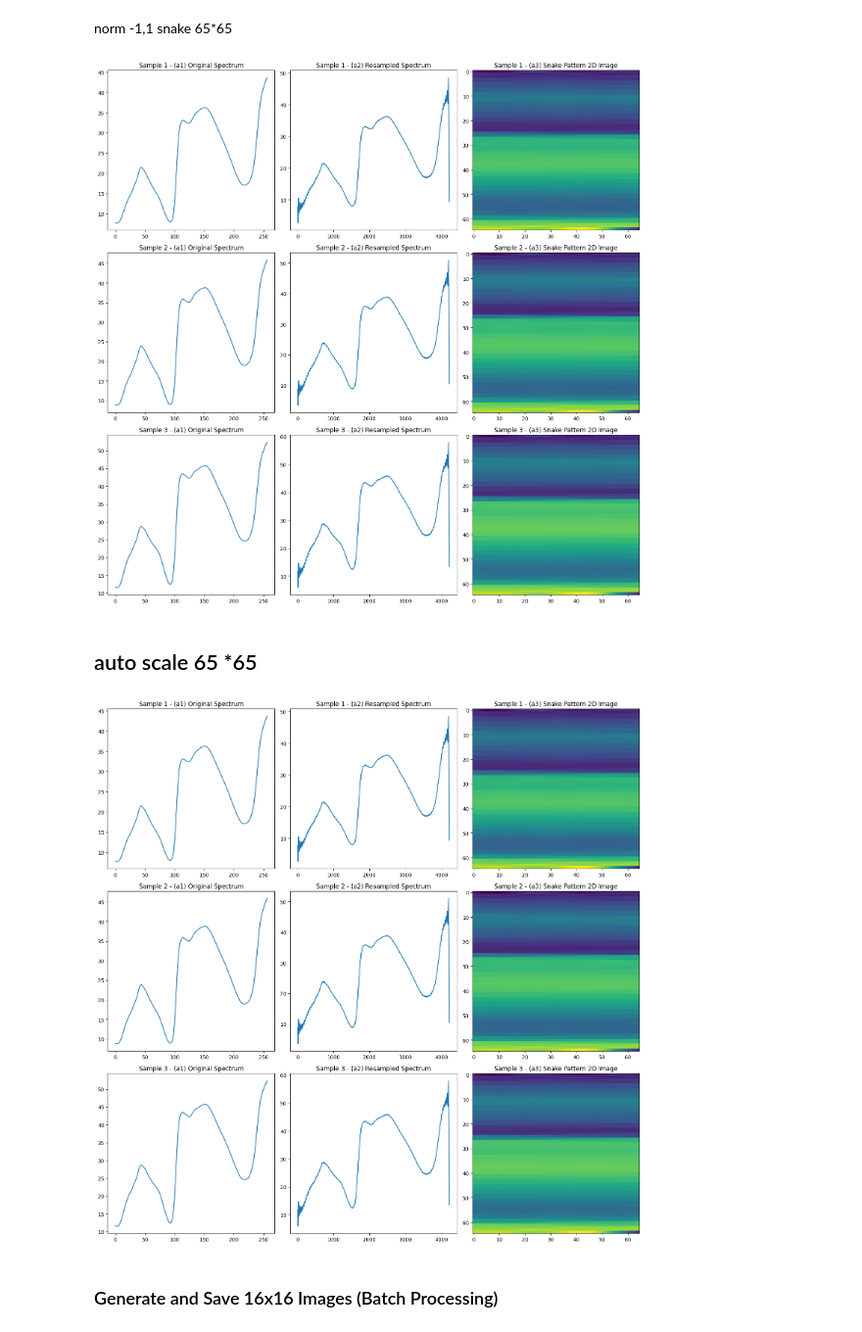
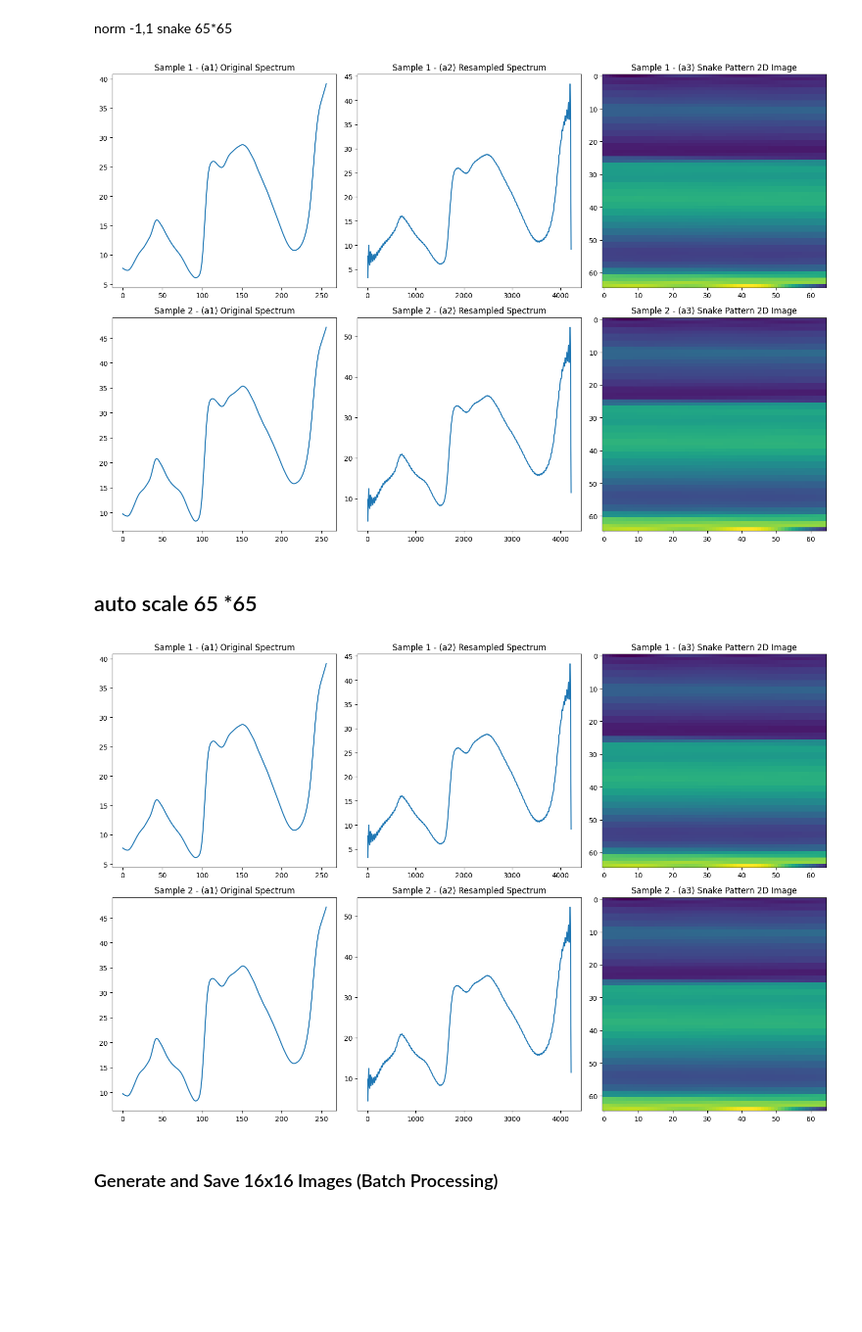
Before and after one commit to Raoina/Spectra-2-Image, a Jupyter notebook: notebooks/image_Transformation/01_Cutting_Reshape.ipynb, the cells around one changed output. Shown at 98% size. Drawn from its saved outputs; the diff is of its cells as text; code cells hidden in the pictures; blank space fills up the shorter version.

```diff
--- a/notebooks/image_Transformation/01_Cutting_Reshape.ipynb
+++ b/notebooks/image_Transformation/01_Cutting_Reshape.ipynb
@@ -14,3 +21,5 @@ file_path = '/content/drive/MyDrive/spectra_train_795.csv'
+# %%
+file_path = '/content/Spectra-2-Image/siware_dataset/split_avg_700/python/spectra_train_700.csv'
 # %% [markdown]
 #**Si-Ware Dataset**
 # %%
@@ -95,7 +107,7 @@ import numpy as np
 import matplotlib.pyplot as plt
 from scipy import signal
 
-num_samples = 3
+num_samples = 2
 img_size = 16
 target_size = img_size * img_size
 
@@ -133,7 +145,7 @@ import numpy as np
 import matplotlib.pyplot as plt
 from scipy import signal
 
-num_samples = 3
+num_samples = 2
 img_size = 16
 target_size = img_size * img_size
 
@@ -175,7 +187,7 @@ import numpy as np
 import matplotlib.pyplot as plt
 from scipy import signal
 
-num_samples = 3
+num_samples = 2
 img_size = 65
 target_size = img_size * img_size
 
@@ -212,7 +224,7 @@ for idx in range(num_samples):
 plt.tight_layout()
 plt.show()
 # %% [output]
-[figure, old version]
+[figure, new version]
 # %% [markdown]
 ## auto scale 65 *65
 # %%
@@ -220,7 +232,7 @@ import numpy as np
 import matplotlib.pyplot as plt
 from scipy import signal
 
-num_samples = 3
+num_samples = 2
 img_size = 65
 target_size = img_size * img_size
 
@@ -231,34 +243,34 @@ def to_snake_pattern(vector, img_size):
     for i in range(img_size):
         row = vector[i * img_size:(i + 1) * img_size]
         if i % 2 == 1:
             row = row[::-1]
         img[i, :] = row
     return img
 
 for idx in range(num_samples):
     spectrum = df.iloc[idx].values.astype(float)
 
     resampled = signal.resample(spectrum, target_size)
 
     mean_val = resampled.mean()
     std_val = resampled.std()
     normalized = (resampled - mean_val) / std_val
 
     img = to_snake_pattern(normalized, img_size)
 
     axs[idx, 0].plot(spectrum)
     axs[idx, 0].set_title(f"Sample {idx+1} - (a1) Original Spectrum")
 
     axs[idx, 1].plot(resampled)
     axs[idx, 1].set_title(f"Sample {idx+1} - (a2) Resampled Spectrum")
 
     im = axs[idx, 2].imshow(img, cmap="viridis", aspect="auto")
     axs[idx, 2].set_title(f"Sample {idx+1} - (a3) Snake Pattern 2D Image")
 
 plt.tight_layout()
 plt.show()
 # %% [output]
-[figure, old version]
+[figure, new version]
 # %% [markdown]
 ### Generate and Save 16x16 Images (Batch Processing)
 # %%
```
Also changed, not shown: parts of 18 cells of this notebook.
